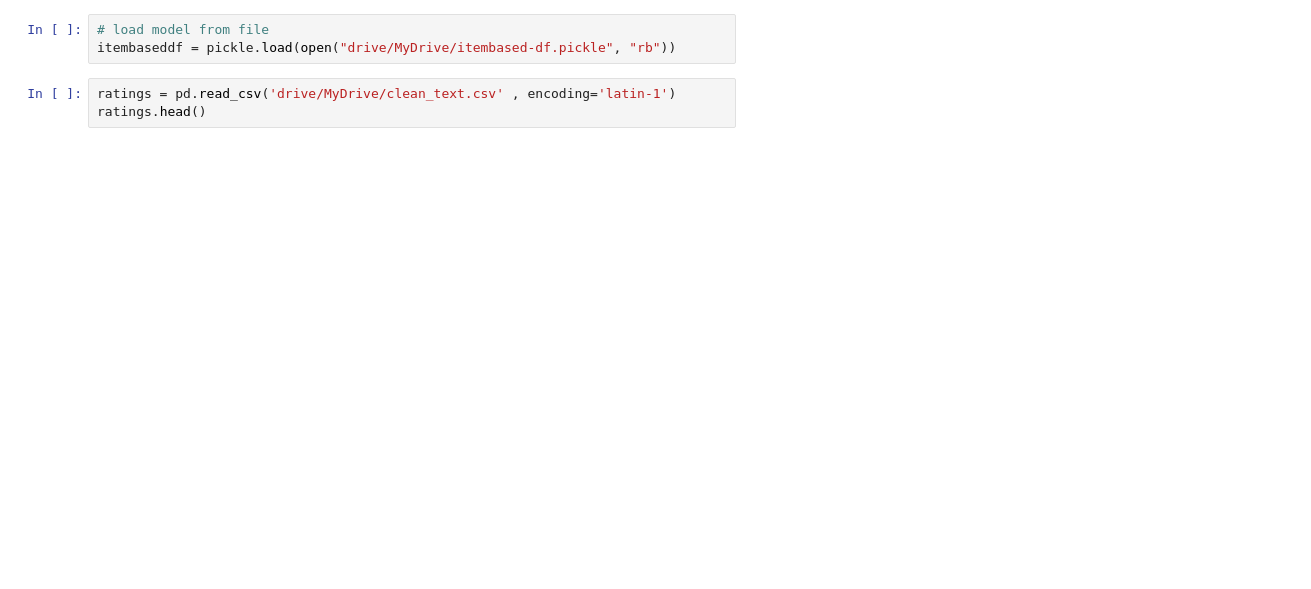
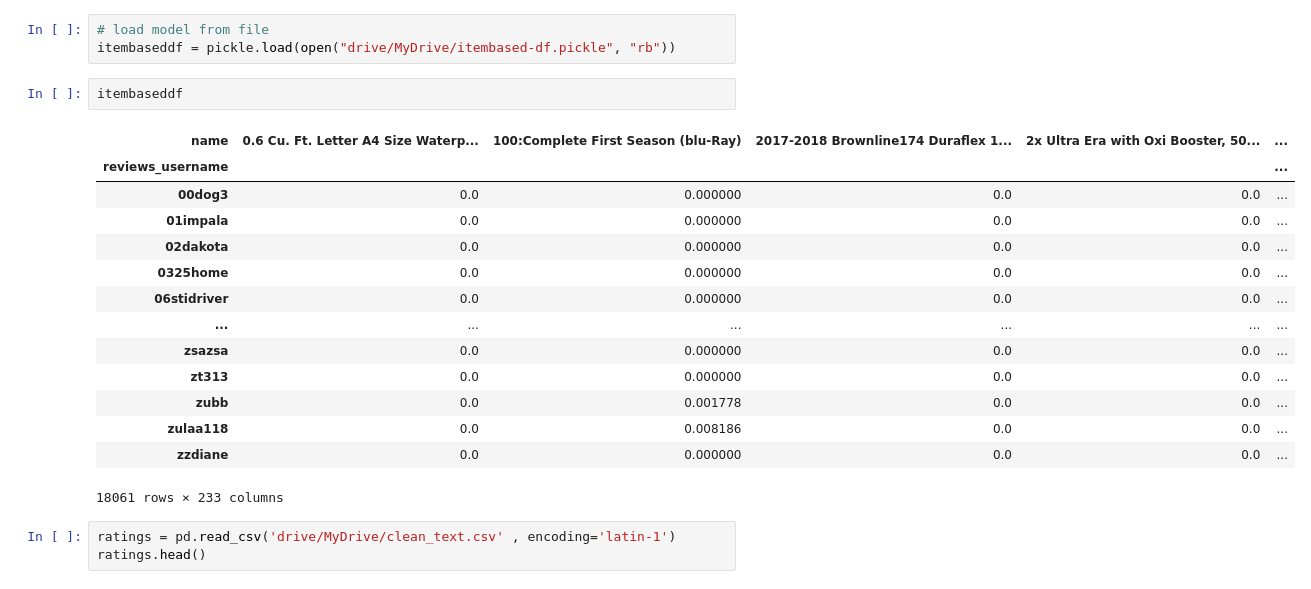
Before and after one commit to naraenraju/Recommendation-System, a Jupyter notebook: Pickle_Testing.ipynb, the cells around one changed output. Cells and saved outputs as stored; diff of their text form; blank space fills up the shorter version.

```diff
--- a/Pickle_Testing.ipynb
+++ b/Pickle_Testing.ipynb
@@ -31,6 +43,23 @@ simple_test = pd.DataFrame(inputs,columns =['reviews'])
 # %%
 # load model from file
 itembaseddf = pickle.load(open("drive/MyDrive/itembased-df.pickle", "rb"))
+# %%
+itembaseddf
+# %% [output]
+| name | 0.6 Cu. Ft. Letter A4 Size Waterp... | 100:Complete First Season (blu-Ray) | 2017-2018 Brownline174 Duraflex 1... | 2x Ultra Era with Oxi Booster, 50... | ... |
+| reviews_username |  |  |  |  | ... |
+| 00dog3 | 0.0 | 0.000000 | 0.0 | 0.0 | ... |
+| 01impala | 0.0 | 0.000000 | 0.0 | 0.0 | ... |
+| 02dakota | 0.0 | 0.000000 | 0.0 | 0.0 | ... |
+| 0325home | 0.0 | 0.000000 | 0.0 | 0.0 | ... |
+| 06stidriver | 0.0 | 0.000000 | 0.0 | 0.0 | ... |
+| ... | ... | ... | ... | ... | ... |
+| zsazsa | 0.0 | 0.000000 | 0.0 | 0.0 | ... |
+| zt313 | 0.0 | 0.000000 | 0.0 | 0.0 | ... |
+| zubb | 0.0 | 0.001778 | 0.0 | 0.0 | ... |
+| zulaa118 | 0.0 | 0.008186 | 0.0 | 0.0 | ... |
+| zzdiane | 0.0 | 0.000000 | 0.0 | 0.0 | ... |
+18061 rows × 233 columns
 # %%
 ratings = pd.read_csv('drive/MyDrive/clean_text.csv' , encoding='latin-1')
 ratings.head()
```
Also changed, not shown: parts of 14 cells of this notebook, 7 other files.
